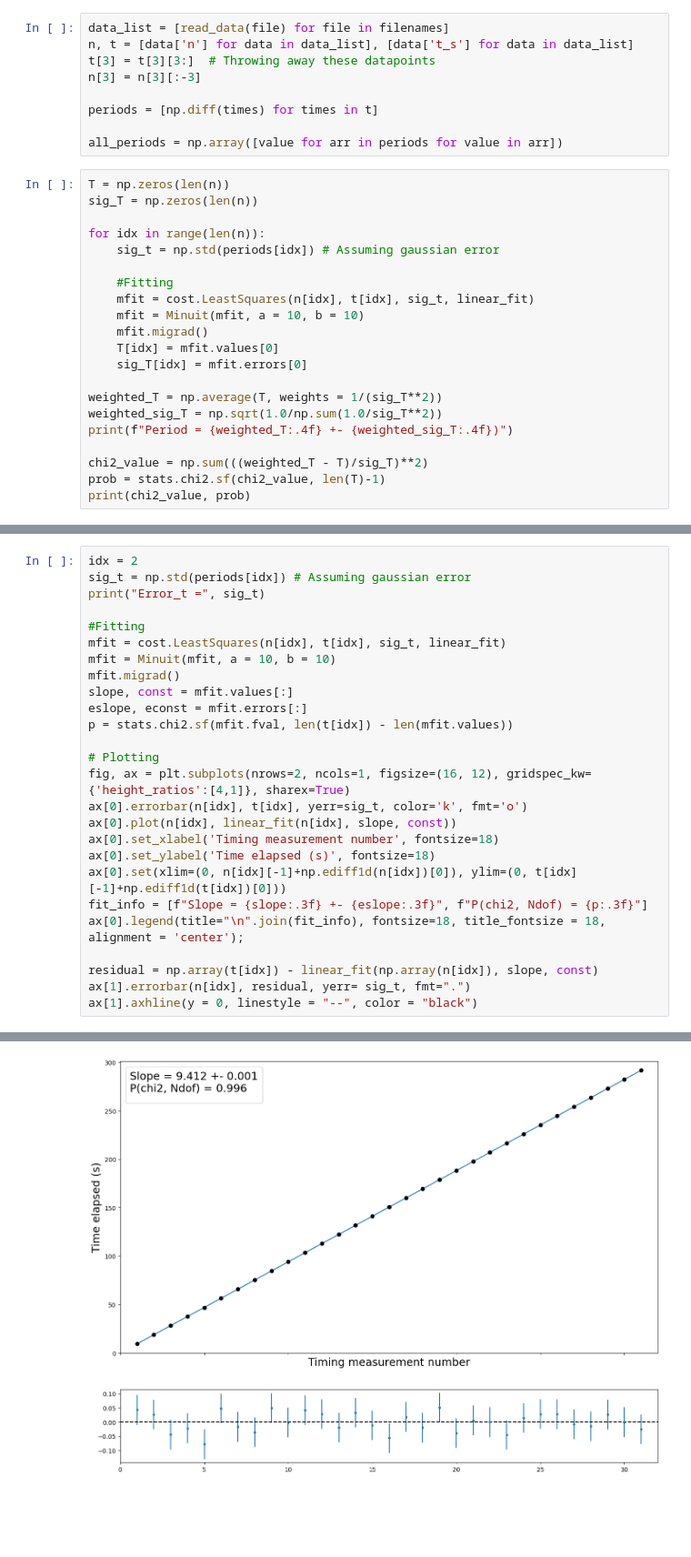
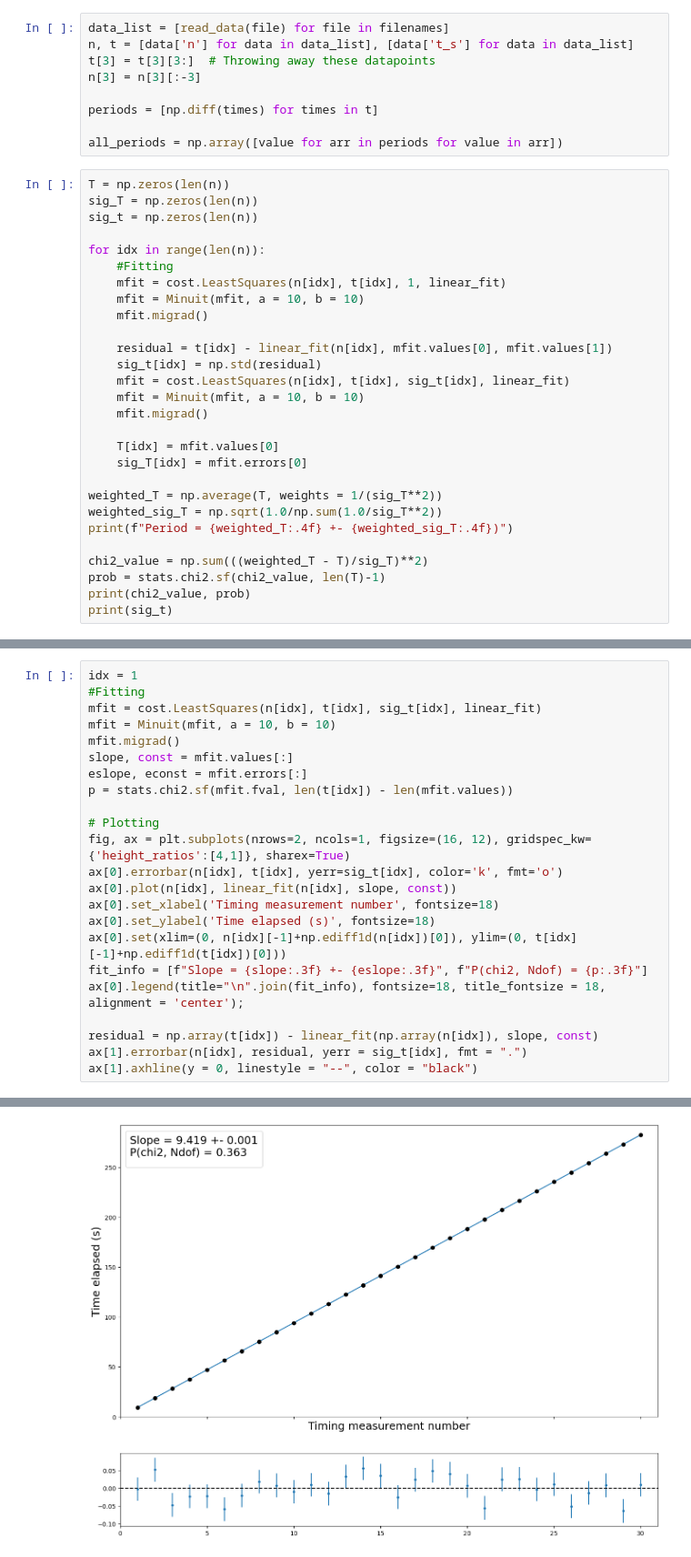
Before and after one commit to NikolajMunkKjaersgaard/Appstat-project, a Jupyter notebook: Project/Pendulum/Pendulum_Martin.ipynb, the cells around one changed output, grey strips where cells are left out. Shown at 91% size. Drawn from its saved outputs; the diff is of its cells as text; blank space fills up the shorter version.

```diff
--- a/Project/Pendulum/Pendulum_Martin.ipynb
+++ b/Project/Pendulum/Pendulum_Martin.ipynb
@@ -39,14 +39,20 @@ all_periods = np.array([value for arr in periods for value in arr])
 # %%
 T = np.zeros(len(n))
 sig_T = np.zeros(len(n))
+sig_t = np.zeros(len(n))
 
 for idx in range(len(n)):
-    sig_t = np.std(periods[idx]) # Assuming gaussian error
-
     #Fitting
-    mfit = cost.LeastSquares(n[idx], t[idx], sig_t, linear_fit)
+    mfit = cost.LeastSquares(n[idx], t[idx], 1, linear_fit)
     mfit = Minuit(mfit, a = 10, b = 10)
     mfit.migrad()
+
+    residual = t[idx] - linear_fit(n[idx], mfit.values[0], mfit.values[1])
+    sig_t[idx] = np.std(residual)
+    mfit = cost.LeastSquares(n[idx], t[idx], sig_t[idx], linear_fit)
+    mfit = Minuit(mfit, a = 10, b = 10)
+    mfit.migrad()
+
     T[idx] = mfit.values[0]
     sig_T[idx] = mfit.errors[0]
 
@@ -57,4 +63,5 @@ print(f"Period = {weighted_T:.4f} +- {weighted_sig_T:.4f})")
 chi2_value = np.sum(((weighted_T - T)/sig_T)**2)
 prob = stats.chi2.sf(chi2_value, len(T)-1)
 print(chi2_value, prob)
+print(sig_t)
 # %% [output]
@@ -73,10 +87,7 @@ Prob: 1.902080051065404e-25
 # %%
-idx = 2
-sig_t = np.std(periods[idx]) # Assuming gaussian error
-print("Error_t =", sig_t)
-
+idx = 1
 #Fitting
-mfit = cost.LeastSquares(n[idx], t[idx], sig_t, linear_fit)
+mfit = cost.LeastSquares(n[idx], t[idx], sig_t[idx], linear_fit)
 mfit = Minuit(mfit, a = 10, b = 10)
 mfit.migrad()
 slope, const = mfit.values[:]
@@ -85,7 +96,7 @@ p = stats.chi2.sf(mfit.fval, len(t[idx]) - len(mfit.values))
 
 # Plotting
 fig, ax = plt.subplots(nrows=2, ncols=1, figsize=(16, 12), gridspec_kw={'height_ratios':[4,1]}, sharex=True)
-ax[0].errorbar(n[idx], t[idx], yerr=sig_t, color='k', fmt='o')
+ax[0].errorbar(n[idx], t[idx], yerr=sig_t[idx], color='k', fmt='o')
 ax[0].plot(n[idx], linear_fit(n[idx], slope, const))
 ax[0].set_xlabel('Timing measurement number', fontsize=18)
 ax[0].set_ylabel('Time elapsed (s)', fontsize=18)
@@ -94,6 +105,6 @@ fit_info = [f"Slope = {slope:.3f} +- {eslope:.3f}", f"P(chi2, Ndof) = {p:.3f}"]
 ax[0].legend(title="\n".join(fit_info), fontsize=18, title_fontsize = 18, alignment = 'center');
 
 residual = np.array(t[idx]) - linear_fit(np.array(n[idx]), slope, const)
-ax[1].errorbar(n[idx], residual, yerr= sig_t, fmt=".")
+ax[1].errorbar(n[idx], residual, yerr = sig_t[idx], fmt = ".")
 ax[1].axhline(y = 0, linestyle = "--", color = "black")
 # %% [output]
@@ -102,4 +112,4 @@ Error_t = 0.05249662846317118
-[figure, old version]
+[figure, new version]
 # %%
 h_laser_arr = np.array([22.254,22.261,22.259,22.261,22.257])
 h_laser = np.mean(h_laser_arr)
```
Also changed, not shown: parts of 6 cells of this notebook.
